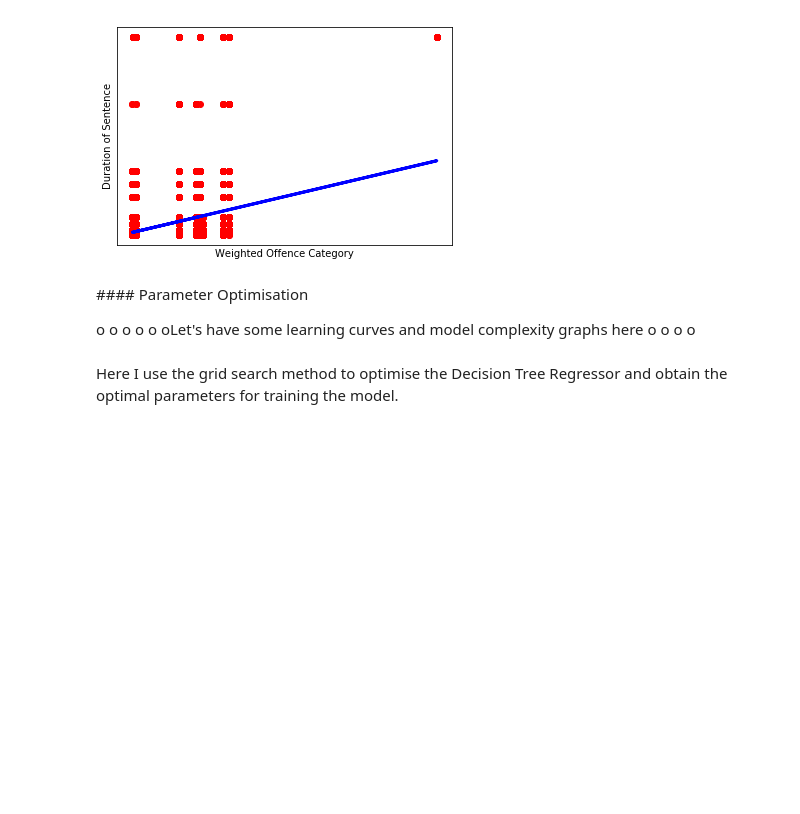
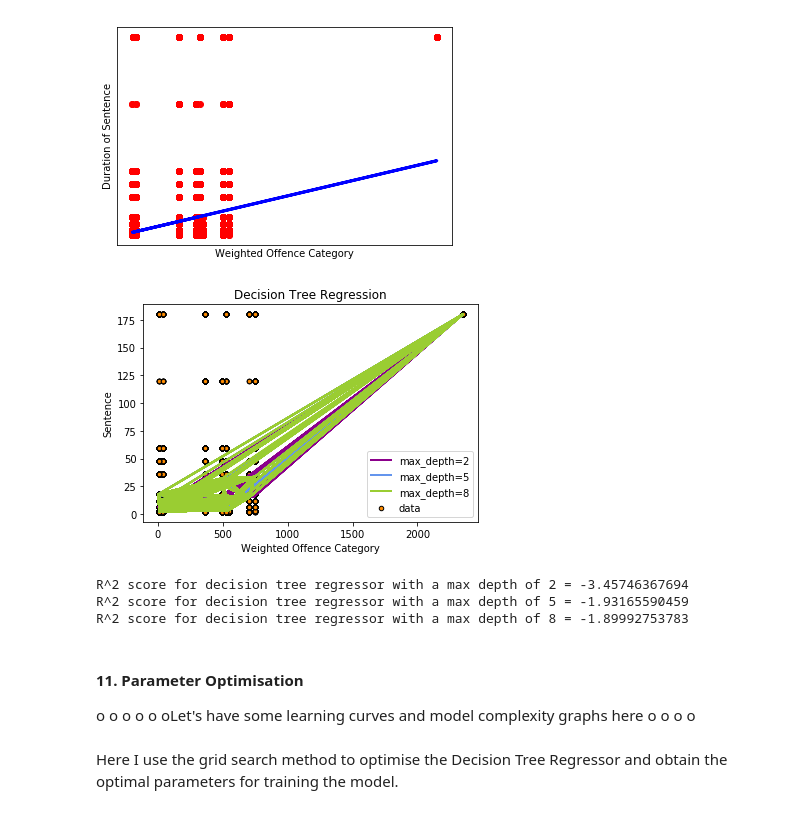
Before and after one commit to RachaelMahon/sentencing_capstone, a Jupyter notebook: UK Criminal Sentencing Regression.ipynb, the cells around one changed output. Cells and saved outputs as stored; diff of their text form; code cells hidden in the pictures; blank space fills up the shorter version.

Commit message:
Refining, adding evaluating visualisations - learning curves etc

```diff
--- a/UK Criminal Sentencing Regression.ipynb
+++ b/UK Criminal Sentencing Regression.ipynb
@@ -477,8 +463,51 @@ Make predictions using the testing set
 Mean squared error: 564.64
 Variance score: 0.10
 [figure]
+# %%
+regr_1 = DecisionTreeRegressor(max_depth=2)
+regr_2 = DecisionTreeRegressor(max_depth=5)
+regr_3 = DecisionTreeRegressor(max_depth=8)
+
+regr_1.fit(X_train["Offence_type"].values.reshape(-1, 1), y_train)
+regr_2.fit(X_train["Offence_type"].values.reshape(-1, 1), y_train)
+regr_3.fit(X_train["Offence_type"].values.reshape(-1, 1), y_train)
+
+pred_y_1 = regr_1.predict(X_test["Offence_type"].values.reshape(-1, 1))
+pred_y_2 = regr_2.predict(X_test["Offence_type"].values.reshape(-1, 1))
+pred_y_3 = regr_3.predict(X_test["Offence_type"].values.reshape(-1, 1))
+
+plt.figure()
+plt.scatter(X_train["Offence_type"], y_train, s=20, edgecolor="black",
+            c="darkorange", label="data")
+
+plt.plot(X_test["Offence_type"], pred_y_1, color="darkmagenta",
+         label="max_depth=2", linewidth=2)
+r2_score_1 = performance_metric(pred_y_1, y_test)
+
+plt.plot(X_test["Offence_type"], pred_y_2, color="cornflowerblue", label="max_depth=5", linewidth=2)
+r2_score_2 = performance_metric(pred_y_2, y_test)
+
+plt.plot(X_test["Offence_type"], pred_y_3, color="yellowgreen",
+         label="max_depth=8", linewidth=2)
+r2_score_3 = performance_metric(pred_y_3, y_test)
+
+
+plt.xlabel("Weighted Offence Category")
+plt.ylabel("Sentence")
+plt.title("Decision Tree Regression")
+plt.legend()
+plt.show()
+
+print "R^2 score for decision tree regressor with a max depth of 2 = {}".format(r2_score_1)
+print "R^2 score for decision tree regressor with a max depth of 5 = {}".format(r2_score_2)
+print "R^2 score for decision tree regressor with a max depth of 8 = {}".format(r2_score_3)
+# %% [output]
+[figure, added]
+R^2 score for decision tree regressor with a max depth of 2 = -3.45746367694
+R^2 score for decision tree regressor with a max depth of 5 = -1.93165590459
+R^2 score for decision tree regressor with a max depth of 8 = -1.89992753783
 # %% [markdown]
-#### Parameter Optimisation
+#### 11. Parameter Optimisation
 
 o
 o
```
Also changed, not shown: parts of 32 cells of this notebook.
